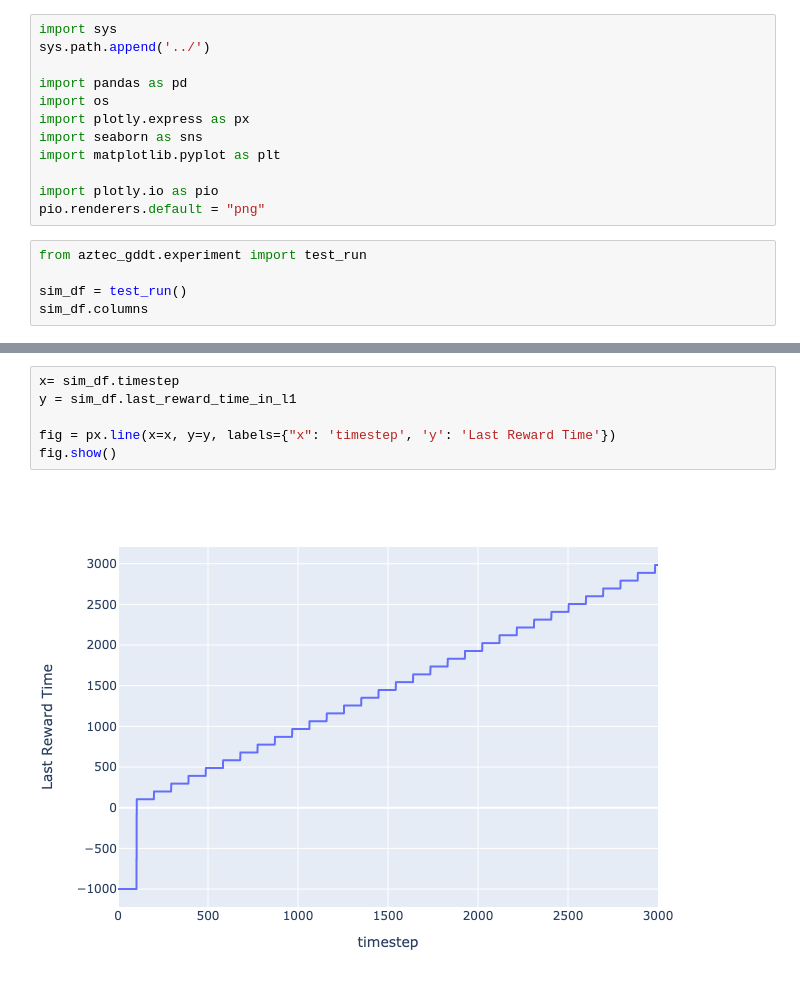
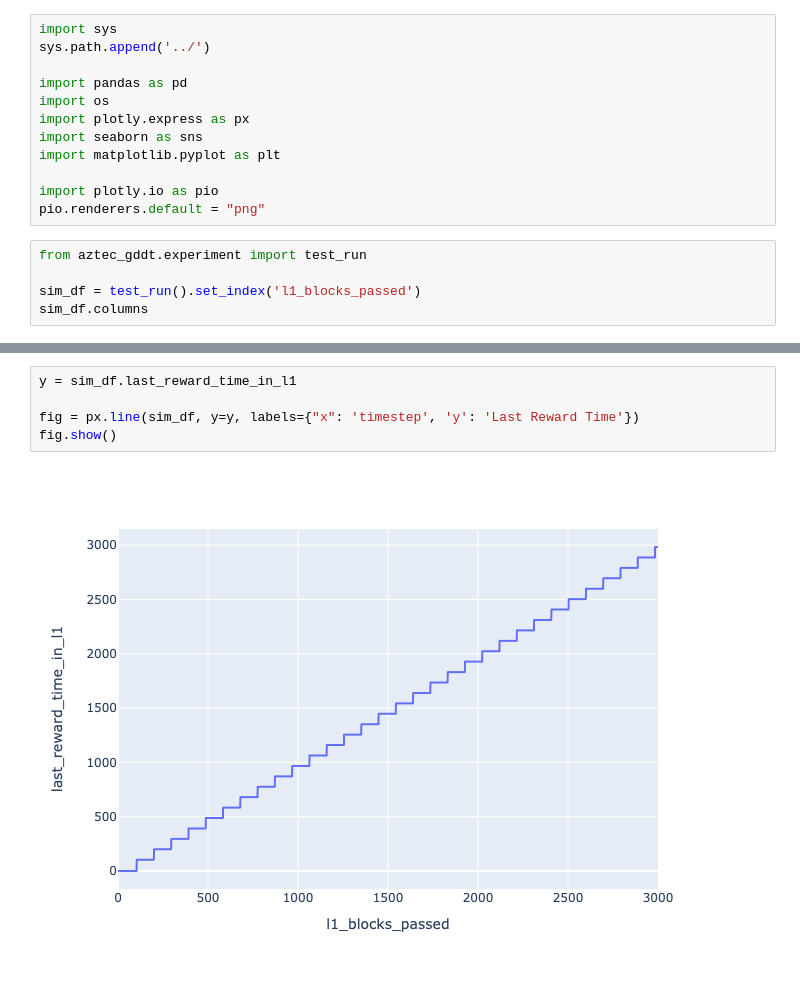
Before and after one commit to BlockScience/aztec-gddt-v2, a Jupyter notebook: notebooks/test_run.ipynb, the cells around one changed output, grey strips where cells are left out. Cells and saved outputs as stored; diff of their text form.

Commit message:
implemented required state metrics for test plan

```diff
--- a/notebooks/test_run.ipynb
+++ b/notebooks/test_run.ipynb
@@ -15,6 +15,6 @@ pio.renderers.default = "png"
 # %%
 from aztec_gddt.experiment import test_run
 
-sim_df = test_run()
+sim_df = test_run().set_index('l1_blocks_passed')
 sim_df.columns
 # %% [output]
@@ -68,9 +67,8 @@ fig.show()
 # %%
-x= sim_df.timestep
 y = sim_df.last_reward_time_in_l1
 
-fig = px.line(x=x, y=y, labels={"x": 'timestep', 'y': 'Last Reward Time'})
+fig = px.line(sim_df, y=y, labels={"x": 'timestep', 'y': 'Last Reward Time'})
 fig.show()
 # %% [output]
-[figure, old version]
+[figure, new version]
 # %%
```
Also changed, not shown: parts of 11 cells of this notebook, 4 other files.
